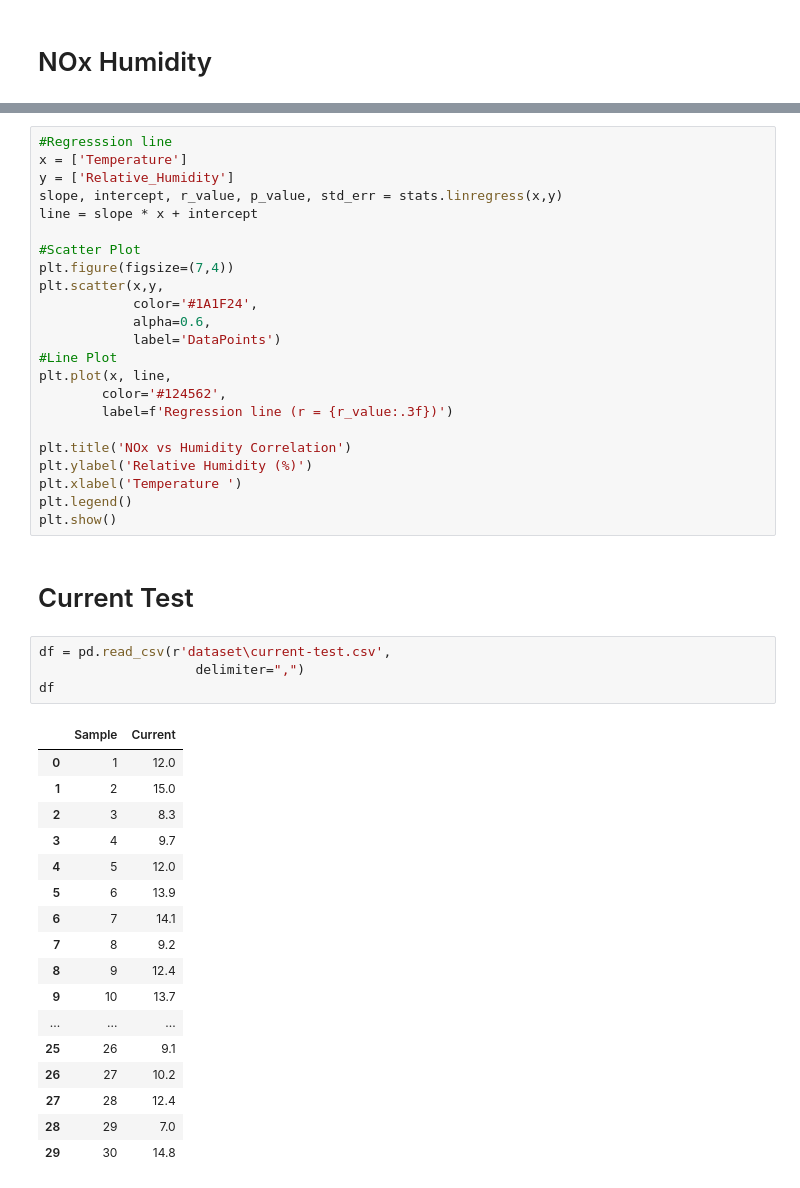
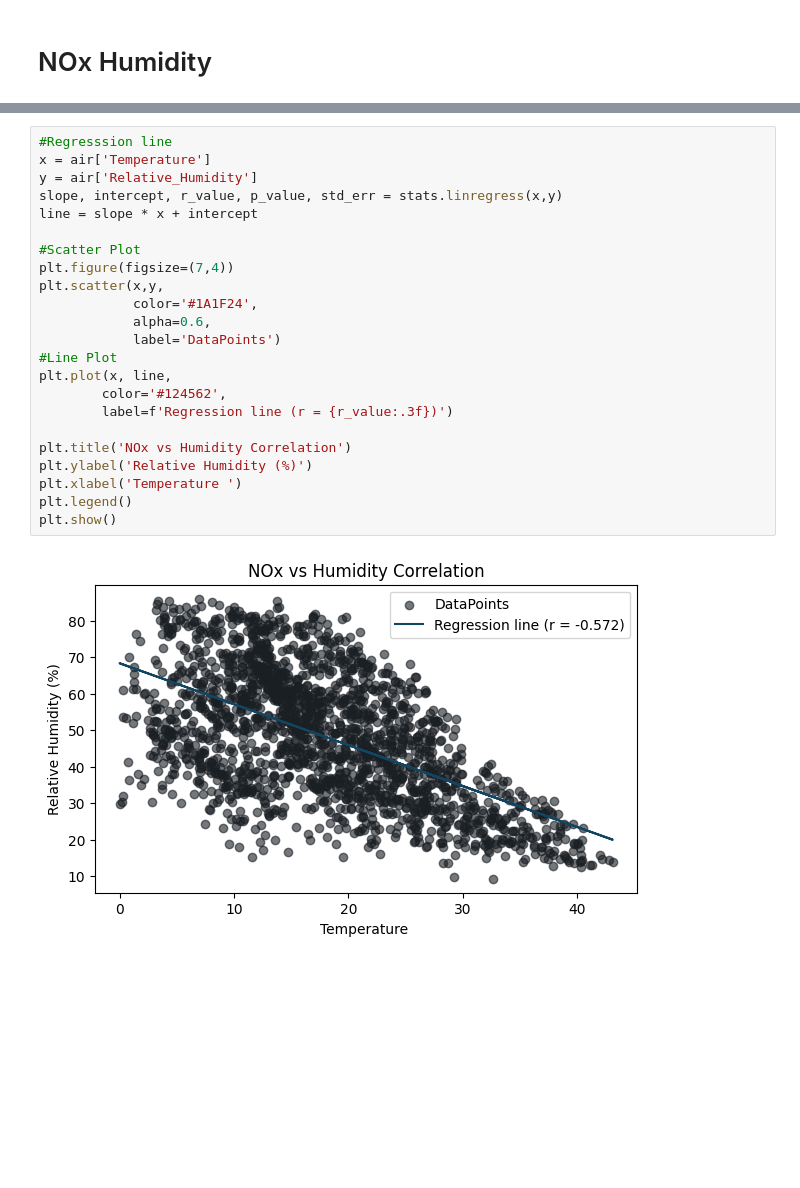
Before and after one commit to theefort/MATHEDA, a Jupyter notebook: lab-5-correlation.ipynb, the cells around one changed output, grey strips where cells are left out. Saved outputs shown, nothing was run; the diff lists cells and outputs as text; blank space fills up the shorter version.

```diff
--- a/lab-5-correlation.ipynb
+++ b/lab-5-correlation.ipynb
@@ -166,47 +166,25 @@ TypeError: can't multiply sequence by non-int of type 'numpy.float64'
 # %%
 #Regresssion line
-x = ['Temperature']
-y = ['Relative_Humidity']
+x = air['Temperature']
+y = air['Relative_Humidity']
 slope, intercept, r_value, p_value, std_err = stats.linregress(x,y)
 line = slope * x + intercept
 
 #Scatter Plot
 plt.figure(figsize=(7,4))
 plt.scatter(x,y,
             color='#1A1F24',
             alpha=0.6,
             label='DataPoints')
 #Line Plot
 plt.plot(x, line,
         color='#124562',
         label=f'Regression line (r = {r_value:.3f})')
 
 plt.title('NOx vs Humidity Correlation')
 plt.ylabel('Relative Humidity (%)')
 plt.xlabel('Temperature ')
 plt.legend()
 plt.show()
+# %% [output]
+[figure, added]
-# %% [markdown]
-# Current Test
-# %%
-df = pd.read_csv(r'dataset\current-test.csv',
-                    delimiter=",")
-df
-# %% [output]
-|  | Sample | Current |
-| 0 | 1 | 12.0 |
-| 1 | 2 | 15.0 |
-| 2 | 3 | 8.3 |
-| 3 | 4 | 9.7 |
-| 4 | 5 | 12.0 |
-| 5 | 6 | 13.9 |
-| 6 | 7 | 14.1 |
-| 7 | 8 | 9.2 |
-| 8 | 9 | 12.4 |
-| 9 | 10 | 13.7 |
-| ... | ... | ... |
-| 25 | 26 | 9.1 |
-| 26 | 27 | 10.2 |
-| 27 | 28 | 12.4 |
-| 28 | 29 | 7.0 |
-| 29 | 30 | 14.8 |
```
Also changed, not shown: parts of 3 cells of this notebook.
